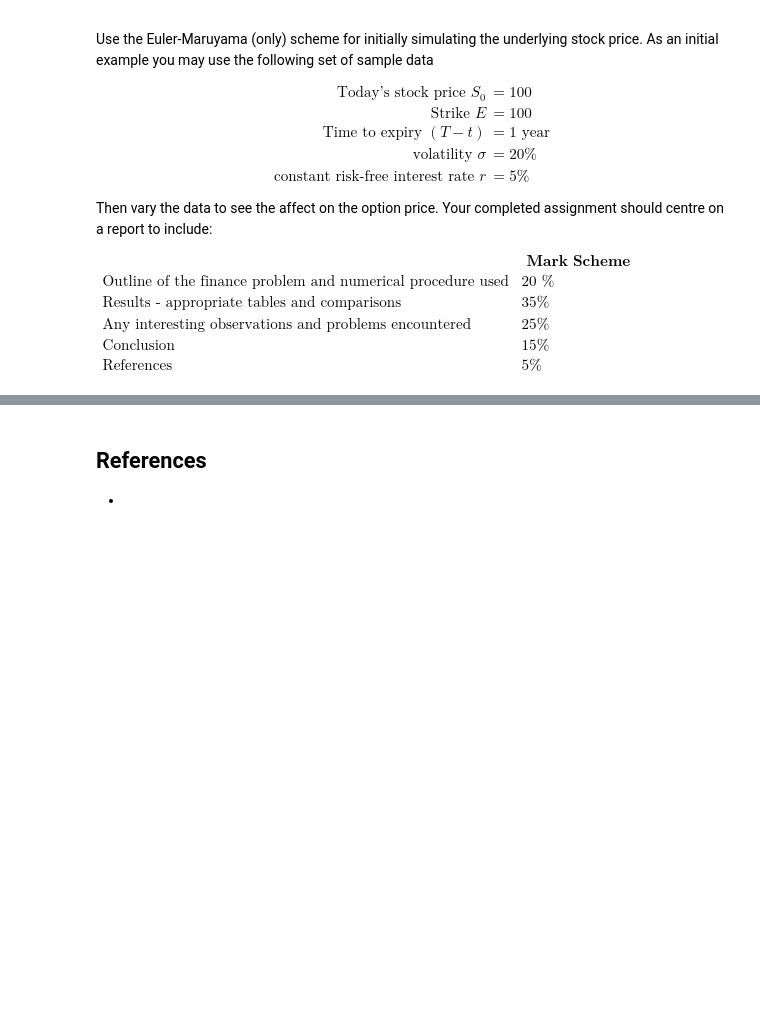
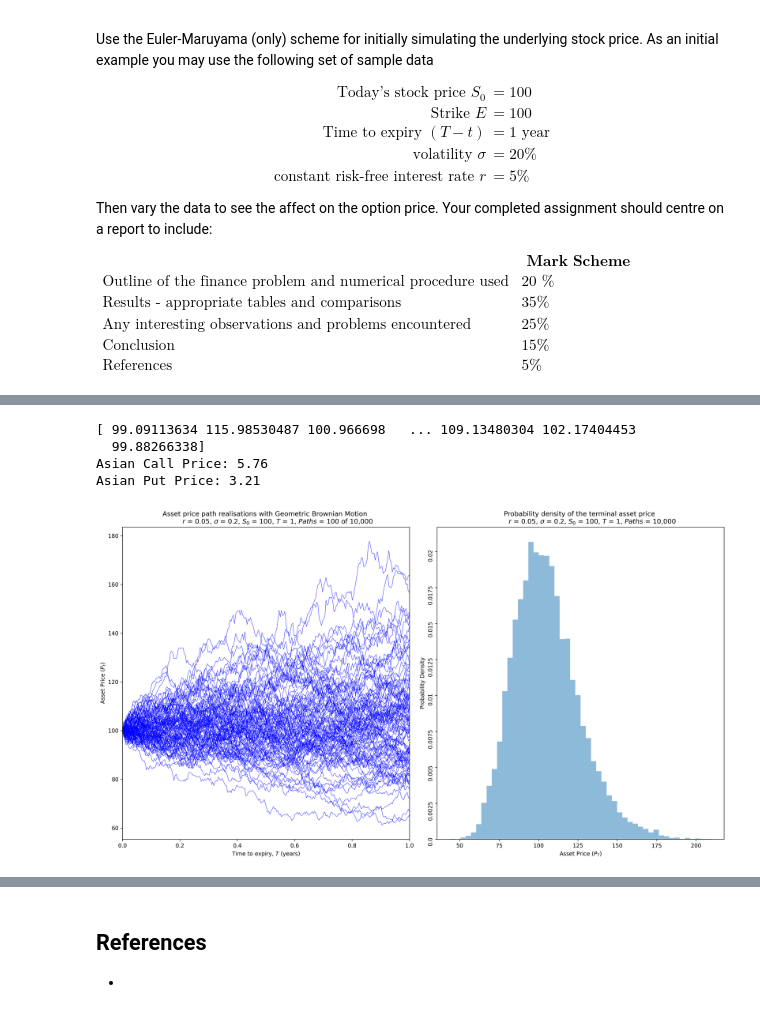
Before and after one commit to imharrisonking/cqf, a Jupyter notebook: 03-equities-and-currencies/exam/E2_HARRISON_KING_REPORT.ipynb, the cells around one changed output, grey strips where cells are left out. Cells and saved outputs as stored; diff of their text form; code cells hidden in the pictures; blank space fills up the shorter version.

Commit message:
Completes Asian option code implementation, WIP on graphing of histogram asset prices

```diff
--- a/03-equities-and-currencies/exam/E2_HARRISON_KING_REPORT.ipynb
+++ b/03-equities-and-currencies/exam/E2_HARRISON_KING_REPORT.ipynb
@@ -294,15 +316,3 @@ class GeometricBrownianMotion:
                                      * np.sqrt(dt) * phi[t-1])
 
     return St, time_axis
-# %%
-gbm = GeometricBrownianMotion(100, 252, 1, 0.05, 0.2, 10000)
-St, time_axis = gbm.generate_Paths()
-
-# Plot the paths
-plt.figure(figsize=(16, 9))
-for i in np.random.choice(np.array(range(gbm.number_Of_Paths)), size=50):
-    plt.plot(time_axis, St[:, i], 'b', lw=0.5)
-plt.xlabel('Time to expiry, $T$ (years)')
-plt.ylabel('Asset Price ($P_t$)')
-plt.title(f'Geometric Brownian Motion path realisations with $\mu$ = {gbm.mu} and $\sigma$ = {gbm.sigma}')
-plt.show()
@@ -310,0 +374,40 @@ plt.show()
+# %%
+asian = AsianOption(100, 100, 252, 1, 0.05, 0.2, 10000, 0)
+St, time_axis = asian.generate_Paths()
+
+print(f'Asian Call Price: {asian.call_Price(St):.2f}')
+print(f'Asian Put Price: {asian.put_Price(St):.2f}')
+# %% [output]
+[ 99.09113634 115.98530487 100.966698   ... 109.13480304 102.17404453
+  99.88266338]
+Asian Call Price: 5.76
+Asian Put Price: 3.21
+# %%
+# Plot the paths
+display_paths = 100
+
+plt.figure(figsize=(16, 9))
+
+# Subplot 1
+plt.subplot(1, 2, 1)
+for i in np.random.choice(np.array(range(asian.number_Of_Paths)), size=display_paths):
+    plt.plot(time_axis, St[:, i], 'b', lw=0.5)
+plt.xlim(0, asian.T)
+plt.xlabel('Time to expiry, $T$ (years)')
+plt.ylabel('Asset Price ($P_t$)')
+plt.title(f'Asset price path realisations with Geometric Brownian Motion \n \
+          $r$ = {asian.r}, $\sigma$ = {asian.sigma}, $S_0$ = {asian.S0}, $T$ = {asian.T}, $Paths$ = {display_paths:,d} of {asian.number_Of_Paths:,d}')
+
+# Subplot 2
+ax = plt.subplot(1, 2, 2)
+plt.hist(St[-1], bins=50, density=True, histtype='stepfilled', alpha=0.5, )
+
+plt.xlabel('Asset Price ($P_T$)')
+plt.ylabel('Probability Density')
+plt.title(f'Probability density of the terminal asset price \n \
+          $r$ = {asian.r}, $\sigma$ = {asian.sigma}, $S_0$ = {asian.S0}, $T$ = {asian.T}, $Paths$ = {asian.number_Of_Paths:,d}')
+plt.tight_layout()
+
+plt.show()
+# %% [output]
+[figure, added]
```
Also changed, not shown: parts of 9 cells of this notebook.
